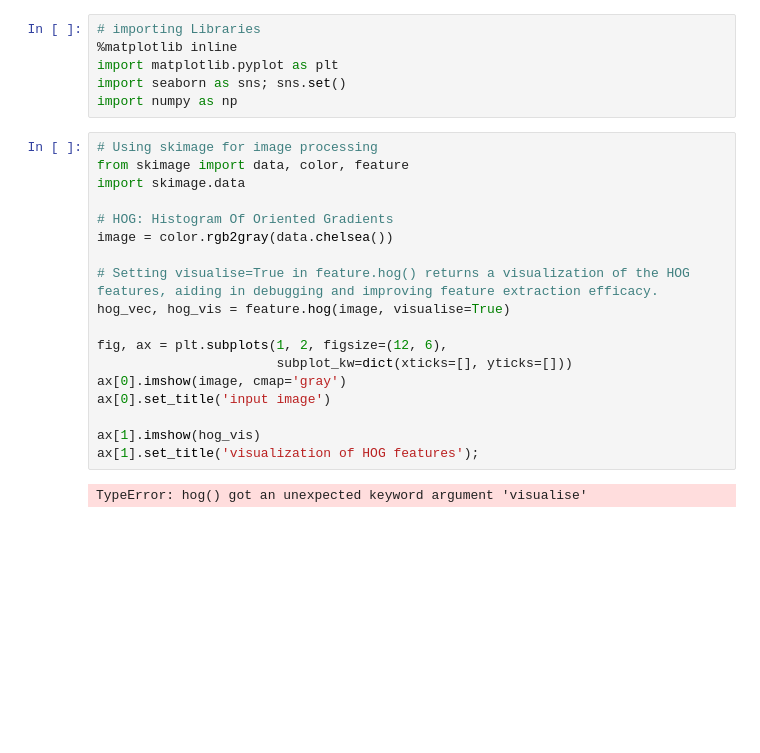
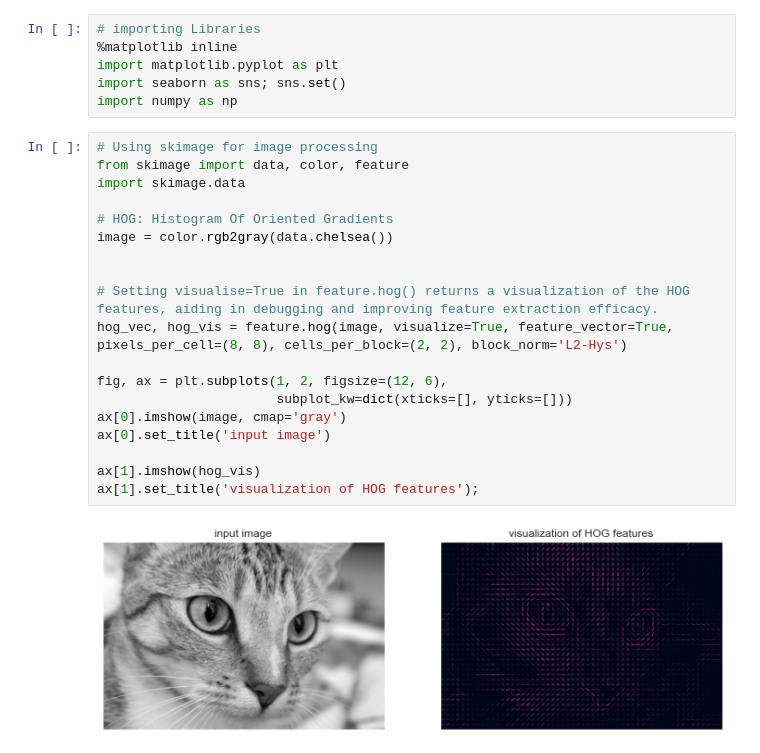
Before and after one commit to sanamsabooni/FaceDetection, a Jupyter notebook: FaceDetection.ipynb, the cells around one changed output. Saved outputs shown, nothing was run; the diff lists cells and outputs as text; blank space fills up the shorter version.

```diff
--- a/FaceDetection.ipynb
+++ b/FaceDetection.ipynb
@@ -7,20 +7,21 @@ import numpy as np
 # %%
 # Using skimage for image processing
 from skimage import data, color, feature
 import skimage.data
 
 # HOG: Histogram Of Oriented Gradients
 image = color.rgb2gray(data.chelsea())
 
+
 # Setting visualise=True in feature.hog() returns a visualization of the HOG features, aiding in debugging and improving feature extraction efficacy.
-hog_vec, hog_vis = feature.hog(image, visualise=True)
+hog_vec, hog_vis = feature.hog(image, visualize=True, feature_vector=True, pixels_per_cell=(8, 8), cells_per_block=(2, 2), block_norm='L2-Hys')
 
 fig, ax = plt.subplots(1, 2, figsize=(12, 6),
                        subplot_kw=dict(xticks=[], yticks=[]))
 ax[0].imshow(image, cmap='gray')
 ax[0].set_title('input image')
 
 ax[1].imshow(hog_vis)
 ax[1].set_title('visualization of HOG features');
 # %% [output]
-TypeError: hog() got an unexpected keyword argument 'visualise'
+[figure, added]
```
